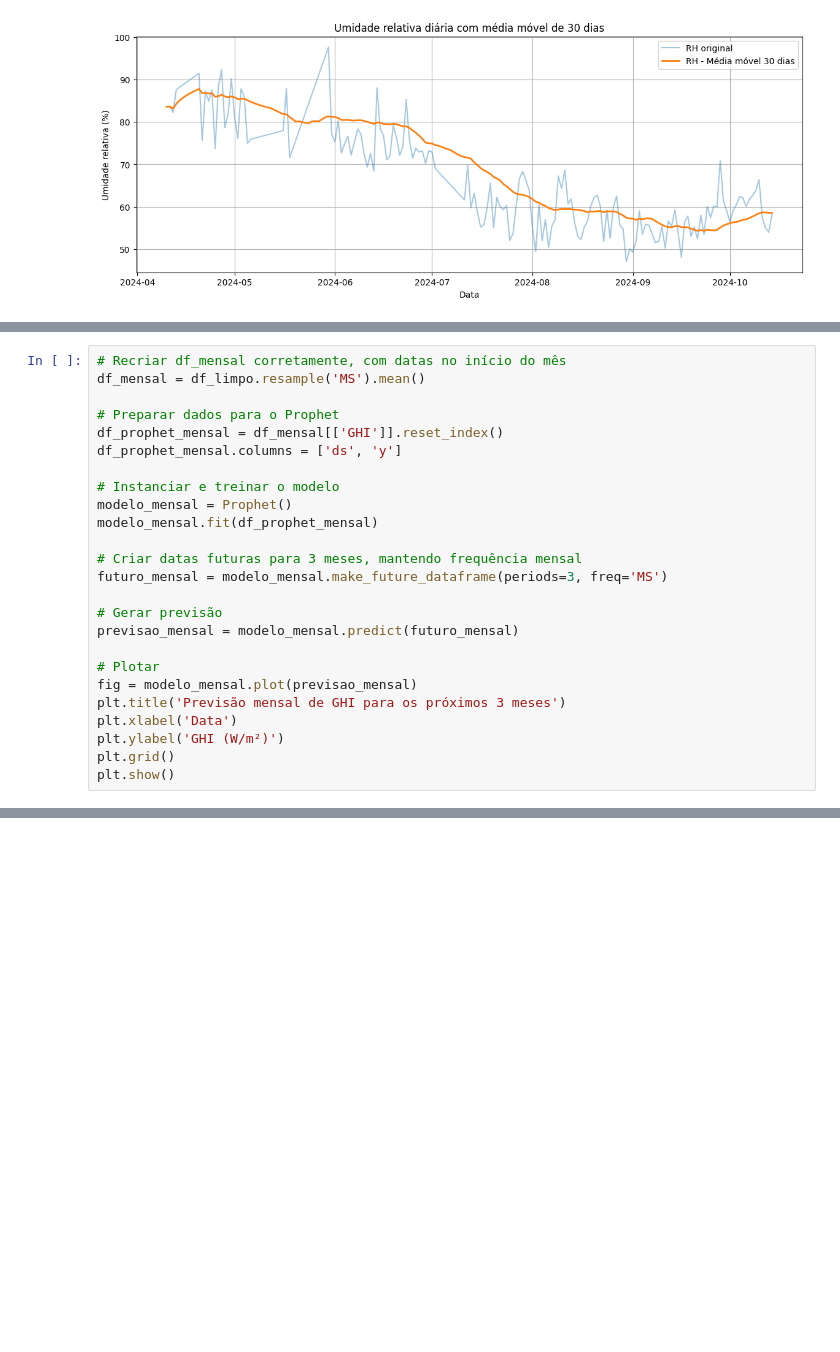
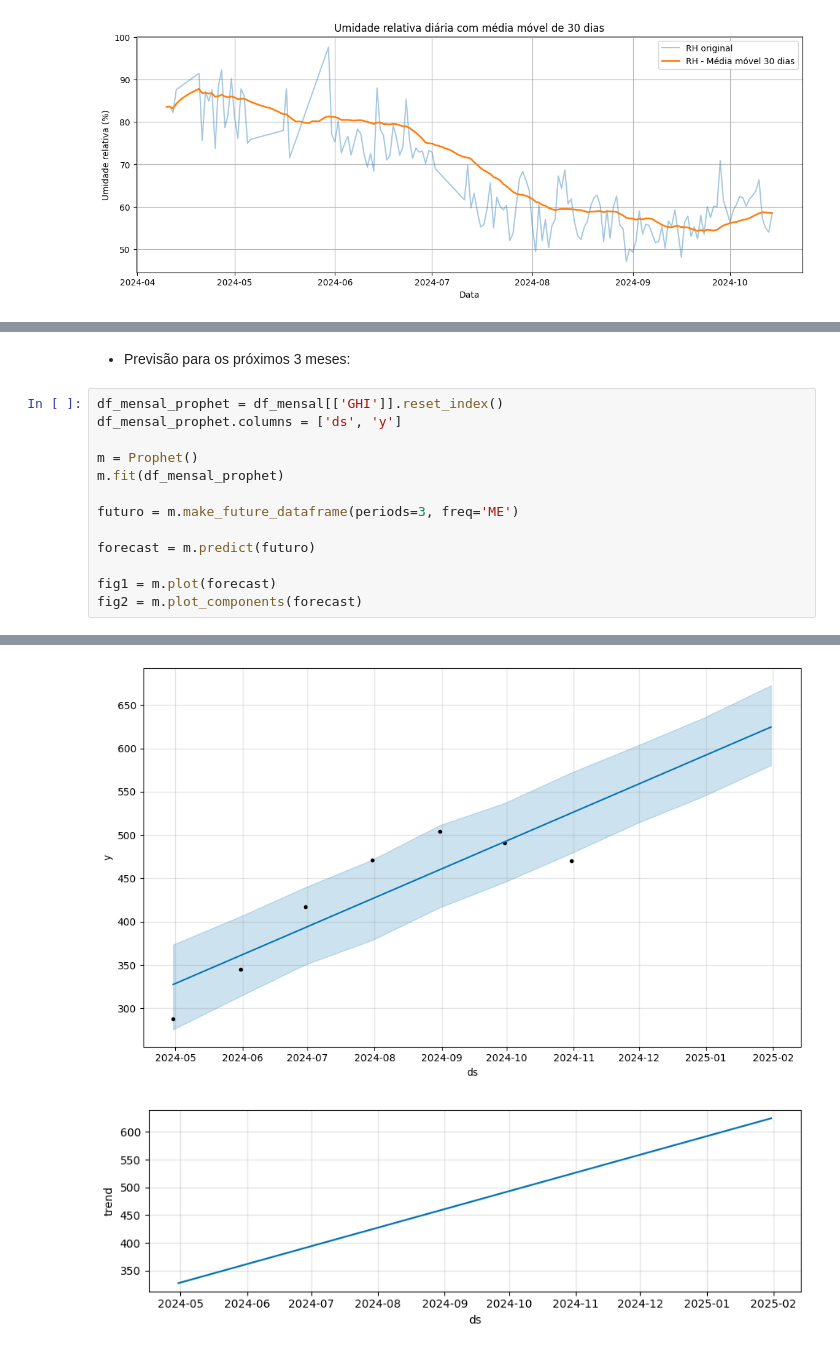
Before and after one commit to DanielCFigueira/Analise_metereologica_nordeste, a Jupyter notebook: fase_final.ipynb, the cells around one changed output, grey strips where cells are left out. Cells and saved outputs as stored; diff of their text form; blank space fills up the shorter version.

```diff
--- a/fase_final.ipynb
+++ b/fase_final.ipynb
@@ -681,25 +641,0 @@ DatetimeIndex(['2024-04-30', '2024-05-31', '2024-06-30', '2024-07-31',
-# %%
-# Recriar df_mensal corretamente, com datas no início do mês
-df_mensal = df_limpo.resample('MS').mean()
-
-# Preparar dados para o Prophet
-df_prophet_mensal = df_mensal[['GHI']].reset_index()
-df_prophet_mensal.columns = ['ds', 'y']
-
-# Instanciar e treinar o modelo
-modelo_mensal = Prophet()
-modelo_mensal.fit(df_prophet_mensal)
-
-# Criar datas futuras para 3 meses, mantendo frequência mensal
-futuro_mensal = modelo_mensal.make_future_dataframe(periods=3, freq='MS')
-
-# Gerar previsão
-previsao_mensal = modelo_mensal.predict(futuro_mensal)
-
-# Plotar
-fig = modelo_mensal.plot(previsao_mensal)
-plt.title('Previsão mensal de GHI para os próximos 3 meses')
-plt.xlabel('Data')
-plt.ylabel('GHI (W/m²)')
-plt.grid()
-plt.show()
@@ -709,0 +642,16 @@ plt.show()
+# %% [markdown]
+* Previsão para os próximos 3 meses:
+# %%
+df_mensal_prophet = df_mensal[['GHI']].reset_index()
+df_mensal_prophet.columns = ['ds', 'y']
+
+m = Prophet()
+m.fit(df_mensal_prophet)
+
+futuro = m.make_future_dataframe(periods=3, freq='ME')
+
+forecast = m.predict(futuro)
+
+fig1 = m.plot(forecast)
+fig2 = m.plot_components(forecast)
+# %% [output]
@@ -709,0 +660,2 @@ plt.show()
+[figure, added]
+[figure, added]
```
Also changed, not shown: parts of 12 cells of this notebook.
